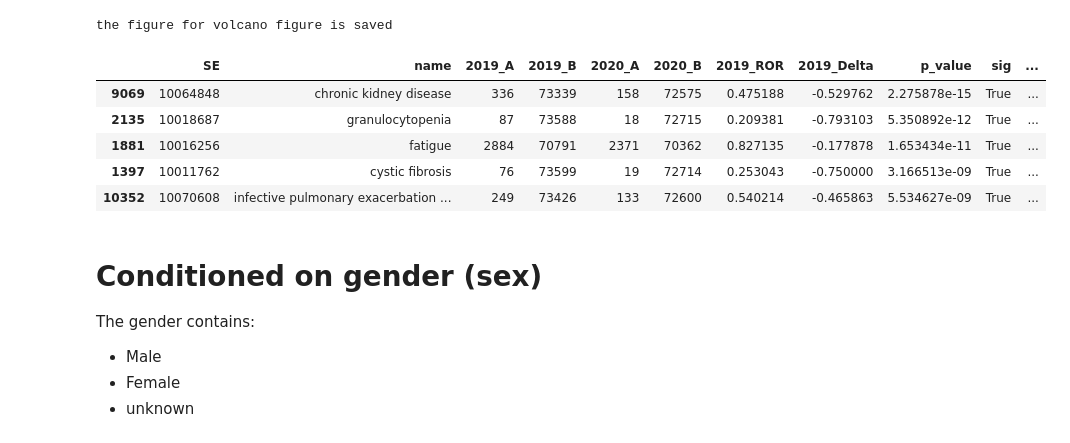
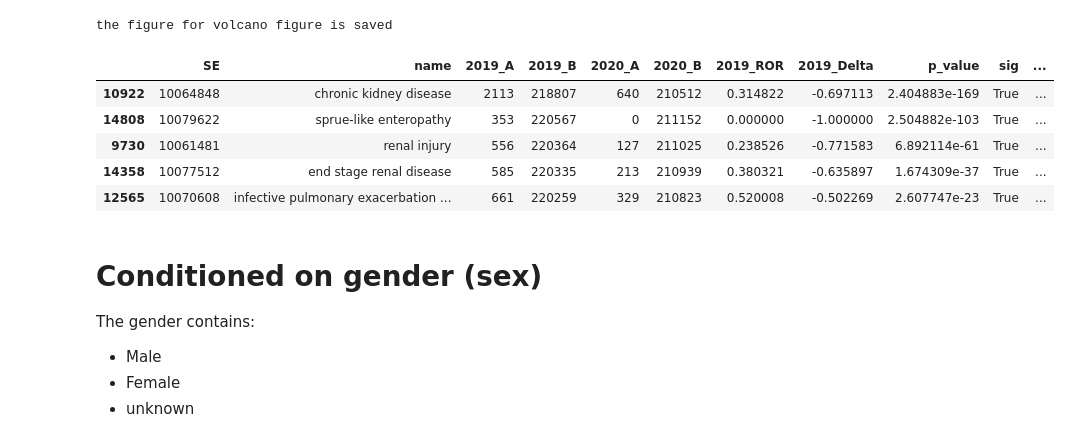
Before and after one commit to mims-harvard/patient-safety, a Jupyter notebook: 4_disproportionality_estimation.ipynb, the cells around one changed output. Cells and saved outputs as stored; diff of their text form; code cells hidden in the pictures.

```diff
--- a/4_disproportionality_estimation.ipynb
+++ b/4_disproportionality_estimation.ipynb
@@ -255,15 +258,15 @@ the figure for volcano figure is saved
 # %%
 SE_uncondition_2019_sig_over = SE_uncondition_2019_sig[SE_uncondition_2019_sig['2019_Delta']>0]
 SE_uncondition_2019_sig_under = SE_uncondition_2019_sig[SE_uncondition_2019_sig['2019_Delta']<0]
 
-SE_male_2019_sig_under.sort_values('p_corrected', ascending=True).head()
+SE_uncondition_2019_sig_under.sort_values('p_corrected', ascending=True).head()
 # %% [output]
 |  | SE | name | 2019_A | 2019_B | 2020_A | 2020_B | 2019_ROR | 2019_Delta | p_value | sig | ... |
-| 9069 | 10064848 | chronic kidney disease | 336 | 73339 | 158 | 72575 | 0.475188 | -0.529762 | 2.275878e-15 | True | ... |
-| 2135 | 10018687 | granulocytopenia | 87 | 73588 | 18 | 72715 | 0.209381 | -0.793103 | 5.350892e-12 | True | ... |
-| 1881 | 10016256 | fatigue | 2884 | 70791 | 2371 | 70362 | 0.827135 | -0.177878 | 1.653434e-11 | True | ... |
-| 1397 | 10011762 | cystic fibrosis | 76 | 73599 | 19 | 72714 | 0.253043 | -0.750000 | 3.166513e-09 | True | ... |
-| 10352 | 10070608 | infective pulmonary exacerbation ... | 249 | 73426 | 133 | 72600 | 0.540214 | -0.465863 | 5.534627e-09 | True | ... |
+| 10922 | 10064848 | chronic kidney disease | 2113 | 218807 | 640 | 210512 | 0.314822 | -0.697113 | 2.404883e-169 | True | ... |
+| 14808 | 10079622 | sprue-like enteropathy | 353 | 220567 | 0 | 211152 | 0.000000 | -1.000000 | 2.504882e-103 | True | ... |
+| 9730 | 10061481 | renal injury | 556 | 220364 | 127 | 211025 | 0.238526 | -0.771583 | 6.892114e-61 | True | ... |
+| 14358 | 10077512 | end stage renal disease | 585 | 220335 | 213 | 210939 | 0.380321 | -0.635897 | 1.674309e-37 | True | ... |
+| 12565 | 10070608 | infective pulmonary exacerbation ... | 661 | 220259 | 329 | 210823 | 0.520008 | -0.502269 | 2.607747e-23 | True | ... |
 # %% [markdown]
 # Conditioned on gender (sex)
 
```
Also changed, not shown: parts of 5 cells of this notebook.
